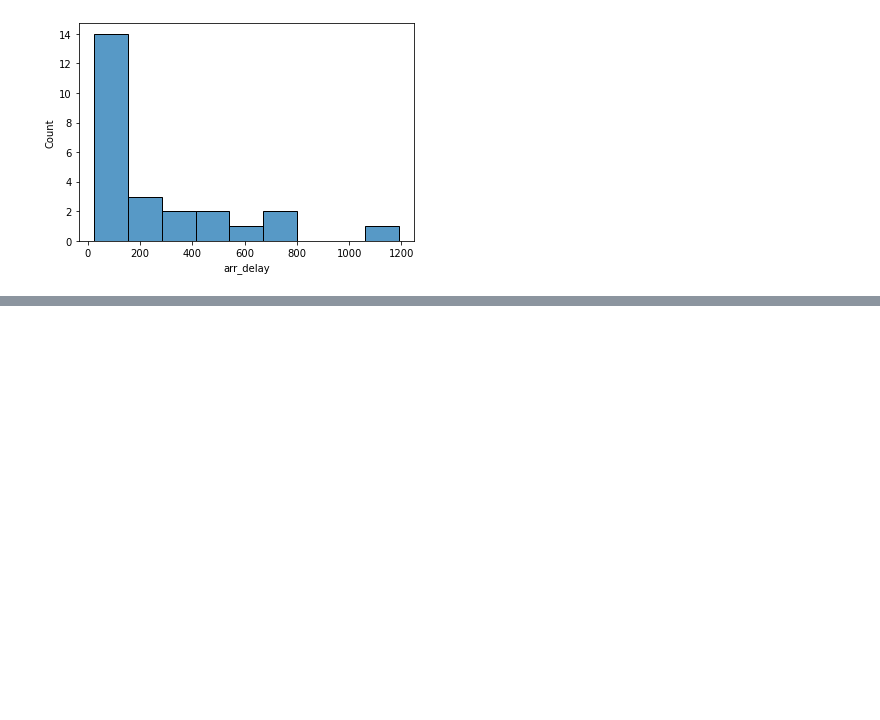
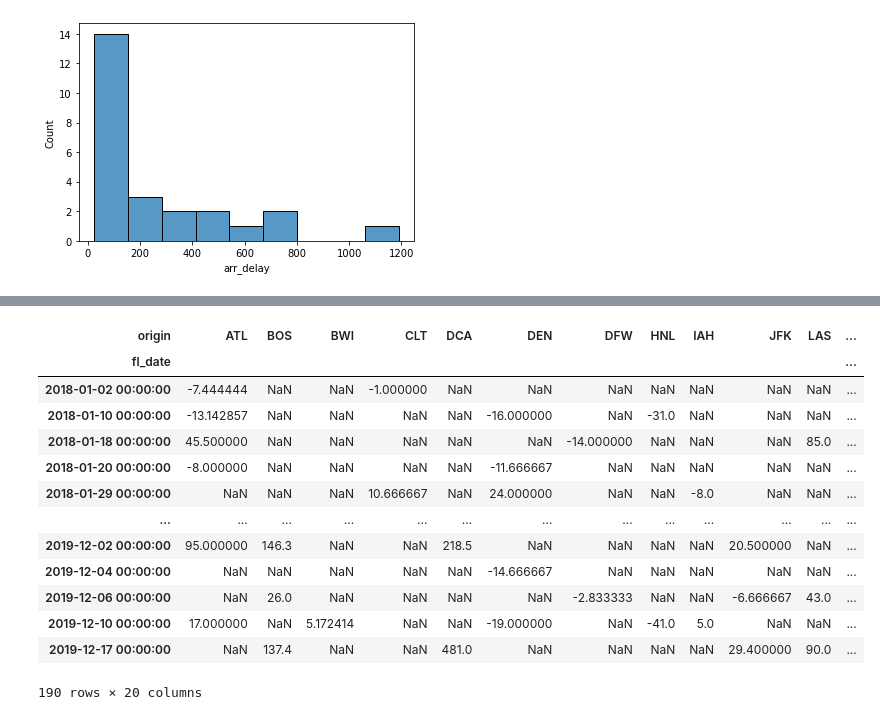
Before and after one commit to DDDDDDaisyS/LHL_Midterm_Project_Flights_Delay_Prediction, a Jupyter notebook: experiments/exploratory_analysis_firstattempt.ipynb, the cells around one changed output, grey strips where cells are left out. Saved outputs shown, nothing was run; the diff lists cells and outputs as text; code cells hidden in the pictures; blank space fills up the shorter version.

```diff
--- a/experiments/exploratory_analysis_firstattempt.ipynb
+++ b/experiments/exploratory_analysis_firstattempt.ipynb
@@ -670,0 +717,18 @@ sns.histplot(carrierplot)
+# %%
+hi_volume_airports_pivots = hi_volume_airports.pivot_table(index='fl_date', columns='origin', values='arr_delay')
+hi_volume_airports_pivots
+# %% [output]
+| origin | ATL | BOS | BWI | CLT | DCA | DEN | DFW | HNL | IAH | JFK | LAS | ... |
+| fl_date |  |  |  |  |  |  |  |  |  |  |  | ... |
+| 2018-01-02 00:00:00 | -7.444444 | NaN | NaN | -1.000000 | NaN | NaN | NaN | NaN | NaN | NaN | NaN | ... |
+| 2018-01-10 00:00:00 | -13.142857 | NaN | NaN | NaN | NaN | -16.000000 | NaN | -31.0 | NaN | NaN | NaN | ... |
+| 2018-01-18 00:00:00 | 45.500000 | NaN | NaN | NaN | NaN | NaN | -14.000000 | NaN | NaN | NaN | 85.0 | ... |
+| 2018-01-20 00:00:00 | -8.000000 | NaN | NaN | NaN | NaN | -11.666667 | NaN | NaN | NaN | NaN | NaN | ... |
+| 2018-01-29 00:00:00 | NaN | NaN | NaN | 10.666667 | NaN | 24.000000 | NaN | NaN | -8.0 | NaN | NaN | ... |
+| ... | ... | ... | ... | ... | ... | ... | ... | ... | ... | ... | ... | ... |
+| 2019-12-02 00:00:00 | 95.000000 | 146.3 | NaN | NaN | 218.5 | NaN | NaN | NaN | NaN | 20.500000 | NaN | ... |
+| 2019-12-04 00:00:00 | NaN | NaN | NaN | NaN | NaN | -14.666667 | NaN | NaN | NaN | NaN | NaN | ... |
+| 2019-12-06 00:00:00 | NaN | 26.0 | NaN | NaN | NaN | NaN | -2.833333 | NaN | NaN | -6.666667 | 43.0 | ... |
+| 2019-12-10 00:00:00 | 17.000000 | NaN | 5.172414 | NaN | NaN | -19.000000 | NaN | -41.0 | 5.0 | NaN | NaN | ... |
+| 2019-12-17 00:00:00 | NaN | 137.4 | NaN | NaN | 481.0 | NaN | NaN | NaN | NaN | 29.400000 | 90.0 | ... |
+190 rows × 20 columns
```
Also changed, not shown: parts of 9 cells of this notebook.
